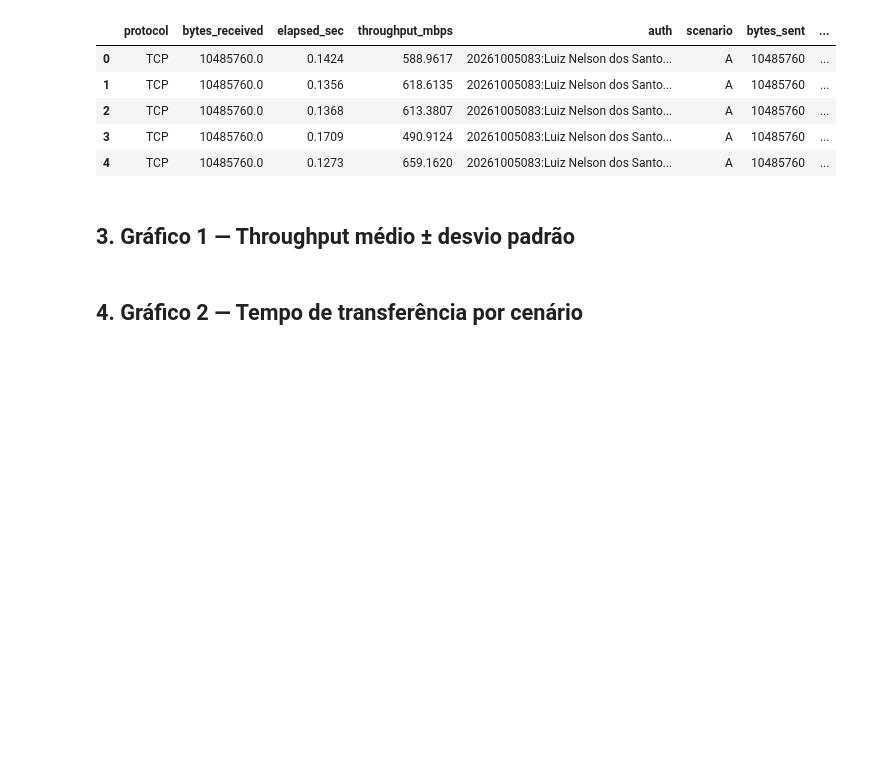
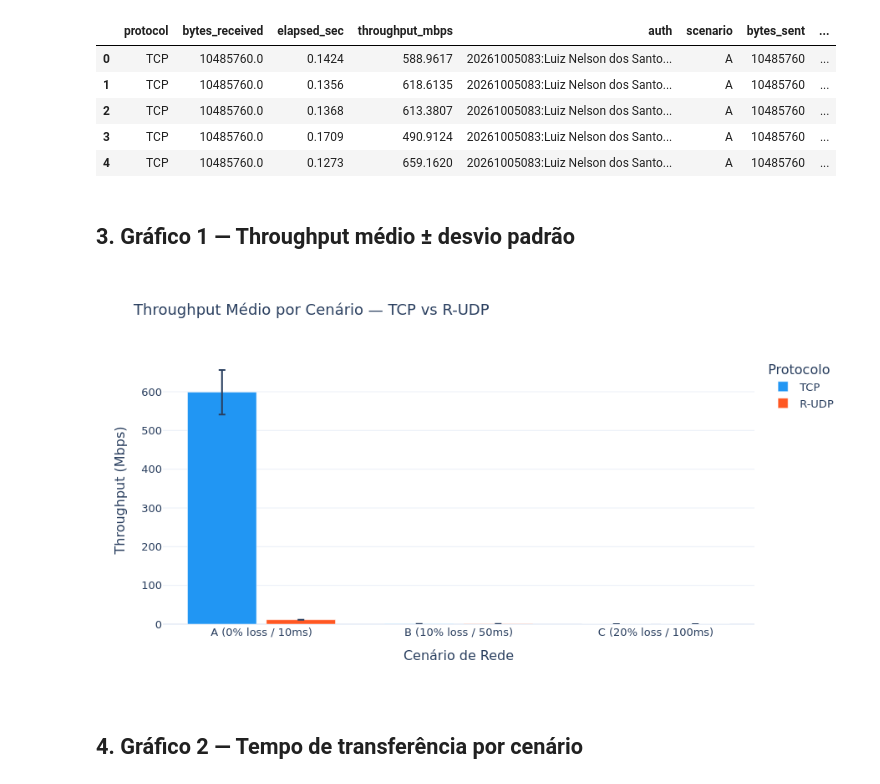
Before and after one commit to luizznelson/redes-ppgcc-tf-fase1, a Jupyter notebook: analysis/analysis_colab.ipynb, the cells around one changed output. Cells and saved outputs as stored; diff of their text form; code cells hidden in the pictures; blank space fills up the shorter version.

```diff
--- a/analysis/analysis_colab.ipynb
+++ b/analysis/analysis_colab.ipynb
@@ -48,6 +48,7 @@ import seaborn as sns
 import plotly.graph_objects as go
 import plotly.express as px
 from plotly.subplots import make_subplots
+from IPython.display import Image, display
 
 SCENARIOS = ['A', 'B', 'C']
 SCENARIO_LABELS = {
@@ -56,6 +57,12 @@ SCENARIO_LABELS = {
     'C': 'C (20% loss / 100ms)',
 }
 COLORS = {'TCP': '#2196F3', 'R-UDP': '#FF5722'}
+
+def show_png(name):
+    """Exibe o PNG salvo — visível no GitHub ao commitar o notebook com outputs."""
+    path = os.path.join(PLOTS_DIR, name)
+    if os.path.exists(path):
+        display(Image(path))
 # %% [markdown]
 ## 2. Carregamento dos dados
 # %%
@@ -132,30 +139,33 @@ Registros de TCPDump   : 30
 # %%
 stats = app_df.groupby(['scenario', 'protocol'])['throughput_mbps'].agg(['mean', 'std']).reset_index()
 stats.columns = ['scenario', 'protocol', 'mean', 'std']
 stats['scenario_label'] = stats['scenario'].map(SCENARIO_LABELS)
 
 fig = go.Figure()
 for proto, color in COLORS.items():
     sub = stats[stats['protocol'] == proto]
     fig.add_trace(go.Bar(
         name=proto,
         x=sub['scenario_label'],
         y=sub['mean'],
         error_y=dict(type='data', array=sub['std'].fillna(0).tolist(), visible=True),
         marker_color=color,
         width=0.35,
     ))
 fig.update_layout(
     title='Throughput Médio por Cenário — TCP vs R-UDP',
     xaxis_title='Cenário de Rede',
     yaxis_title='Throughput (Mbps)',
     barmode='group',
     template='plotly_white',
     legend_title='Protocolo',
     font=dict(size=13),
 )
 fig.write_html(os.path.join(PLOTS_DIR, 'throughput.html'))
 fig.show()
+show_png('throughput.png')
+# %% [output]
+[figure, added]
 # %% [markdown]
 ## 4. Gráfico 2 — Tempo de transferência por cenário
 # %%
```
Also changed, not shown: parts of 3 cells of this notebook, 5 other files.
